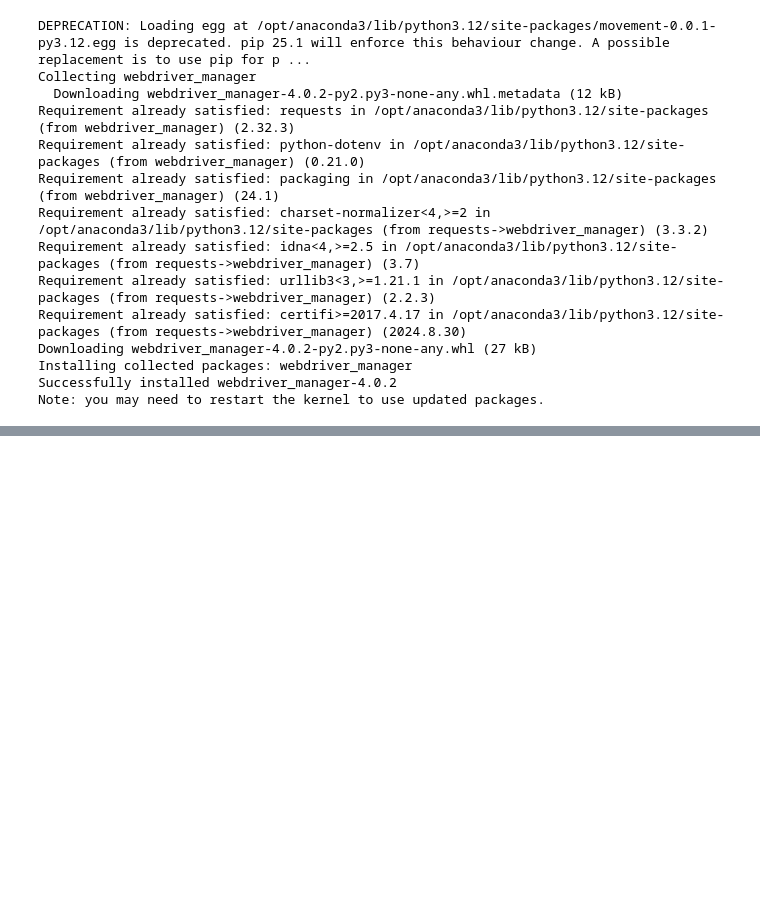
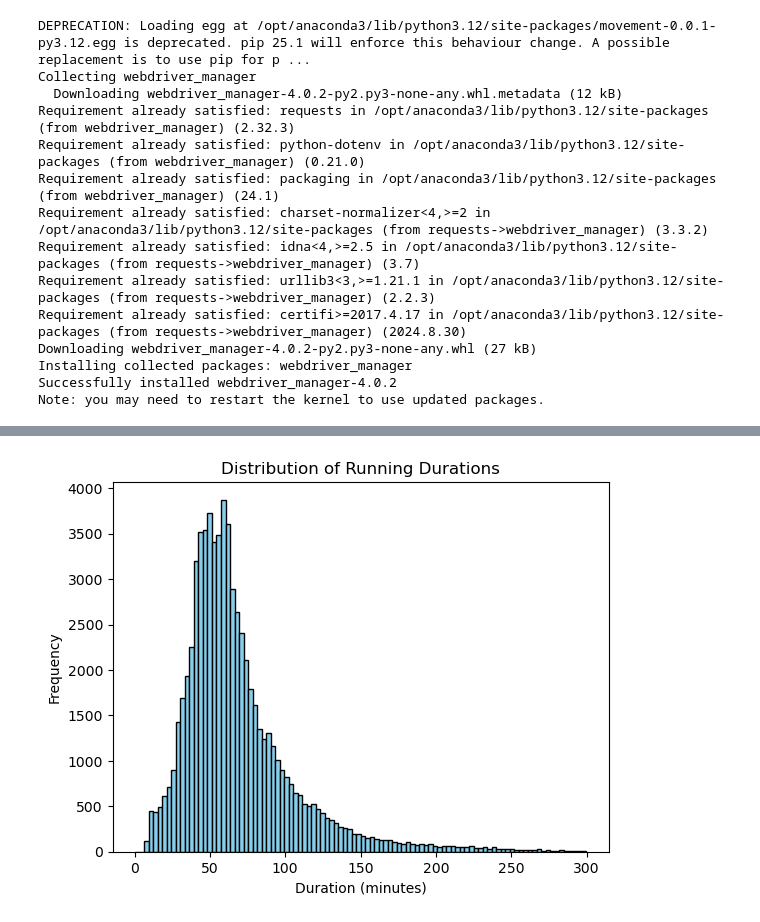
Before and after one commit to jacobgottesman/4400_final_project, a Jupyter notebook: testing.ipynb, the cells around one changed output, grey strips where cells are left out. Cells and saved outputs as stored; diff of their text form; code cells hidden in the pictures; blank space fills up the shorter version.

```diff
--- a/testing.ipynb
+++ b/testing.ipynb
@@ -181,0 +351,8 @@ len(run_routes['userId'].unique())
+# %%
+plt.hist(run_routes['duration'], bins=100, color='skyblue', edgecolor='black')
+plt.xlabel('Duration (minutes)')
+plt.ylabel('Frequency')
+plt.title('Distribution of Running Durations')
+plt.show()
+# %% [output]
+[figure, added]
```
Also changed, not shown: parts of 15 cells of this notebook, 2 other files.
